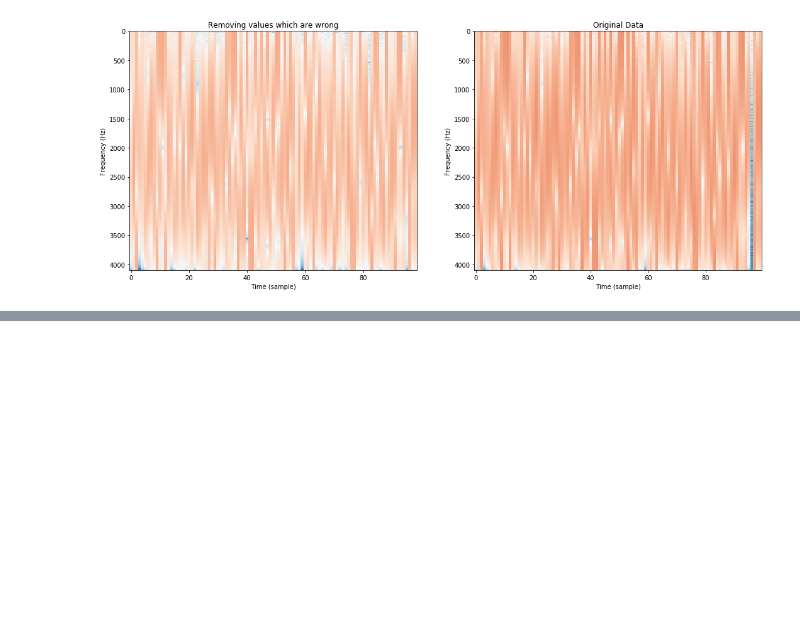
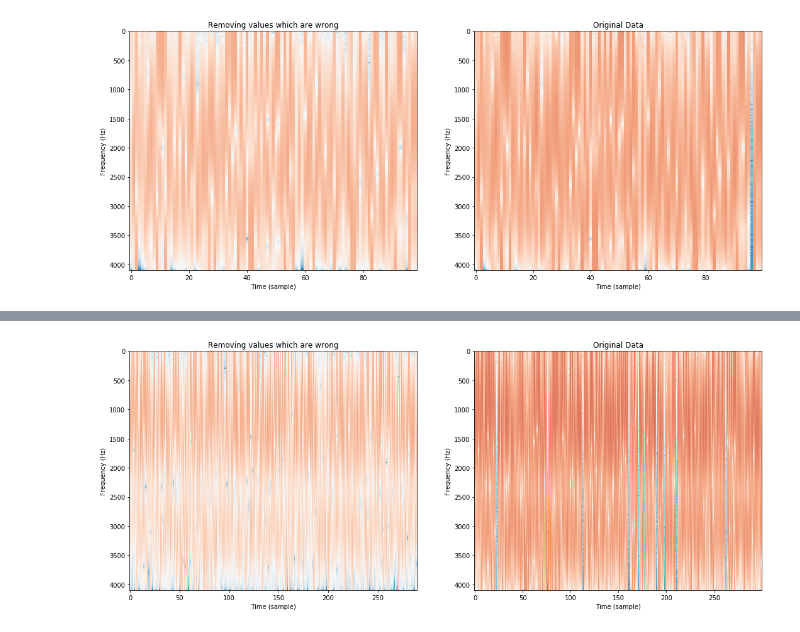
Before and after one commit to ThibaultHuyet/data_parsing, a Jupyter notebook: Notebooks/faulty_data_removal.ipynb, the cells around one changed output, grey strips where cells are left out. Cells and saved outputs as stored; diff of their text form; code cells hidden in the pictures; blank space fills up the shorter version.

```diff
--- a/Notebooks/faulty_data_removal.ipynb
+++ b/Notebooks/faulty_data_removal.ipynb
@@ -59,0 +118,2 @@ plt.show()
+# %%
+one = audio_collection.find({'loc': 'Nimbus/Bot/filt1/Audio'}).limit(5).sort('time', pymongo.DESCENDING)
@@ -59,0 +176,26 @@ plt.show()
+# %%
+results = audio_collection.find({'loc' : 'Nimbus/Bot/filt1/Audio', 'time' : {'$in' : values.tolist()}}).sort('time', pymongo.DESCENDING)
+# %%
+time = []
+slices = []
+for result in results:
+    fft_result = [(r + i * 1j) for r, i in
+    zip(result['complex']['real'], result['complex']['imag'])]
+    slices.append(fft_result)
+    time.append(result['time'])
+
+spectrum = np.asarray(slices)
+S = np.absolute(spectrum)
+S = 20 * np.log10(S / np.max(S))
+# %%
+filtered = []
+for s in S:
+    if np.mean(s) < -100:
+        print(f'Average: {np.mean(s)}')
+        print(f'Shape {s.shape}')
+        pass
+    else:
+        filtered.append(s)
+
+filtered = np.array(filtered)
+S.shape, filtered.shape
@@ -59,0 +224,17 @@ plt.show()
+# %%
+plt.figure(figsize = (18, 7))
+plt.subplot(1, 2, 1)
+plt.imshow(filtered.T, aspect = 'auto', cmap = 'RdBu_r')
+plt.title('Removing values which are wrong')
+plt.xlabel('Time (sample)')
+plt.ylabel('Frequency (Hz)')
+
+plt.subplot(1, 2, 2)
+plt.imshow(S.T, aspect = 'auto', cmap = 'RdBu_r')
+plt.title('Original Data')
+plt.xlabel('Time (sample)')
+plt.ylabel('Frequency (Hz)')
+
+plt.show()
+# %% [output]
+[figure, added]
```
Also changed, not shown: parts of 16 cells of this notebook.
